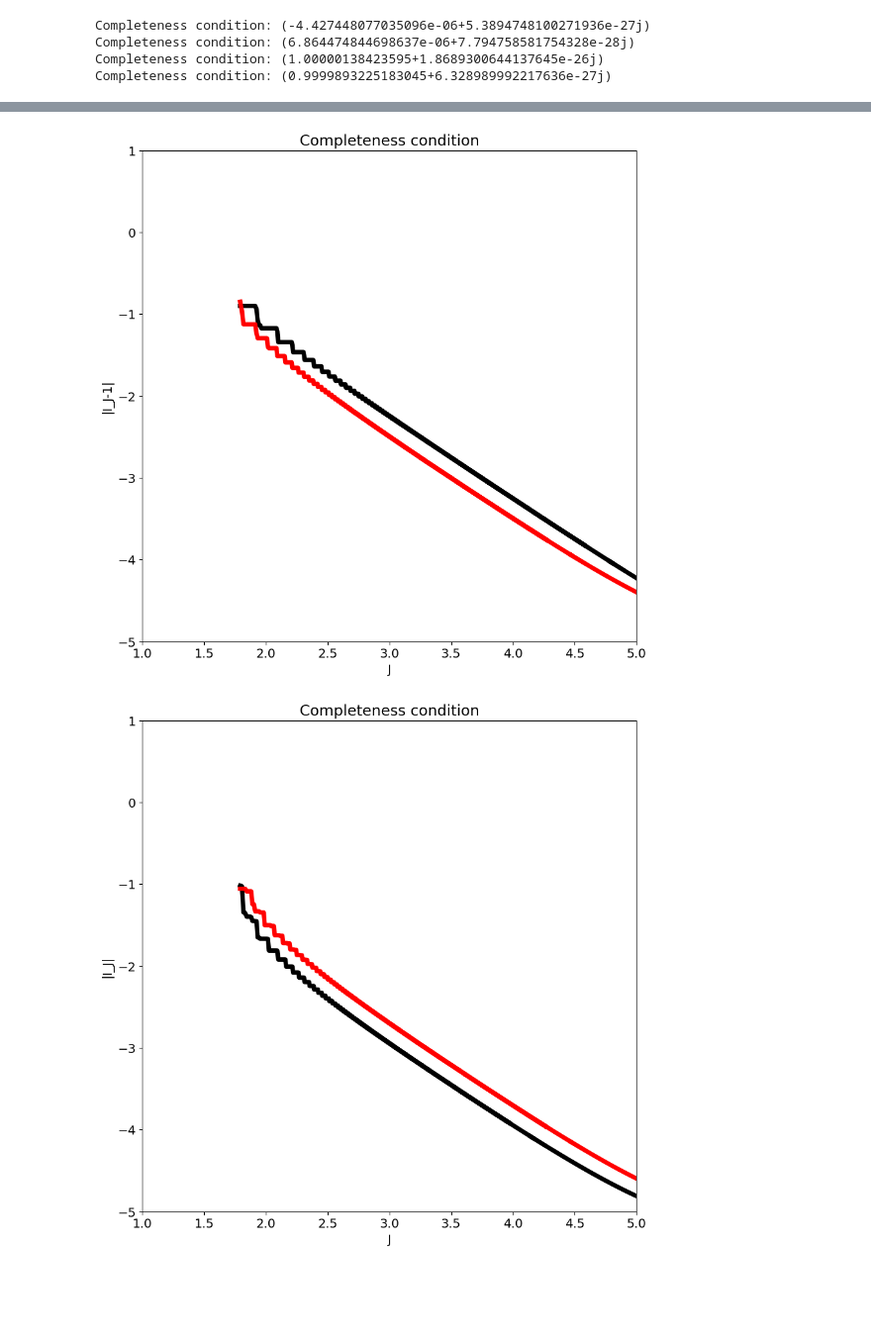
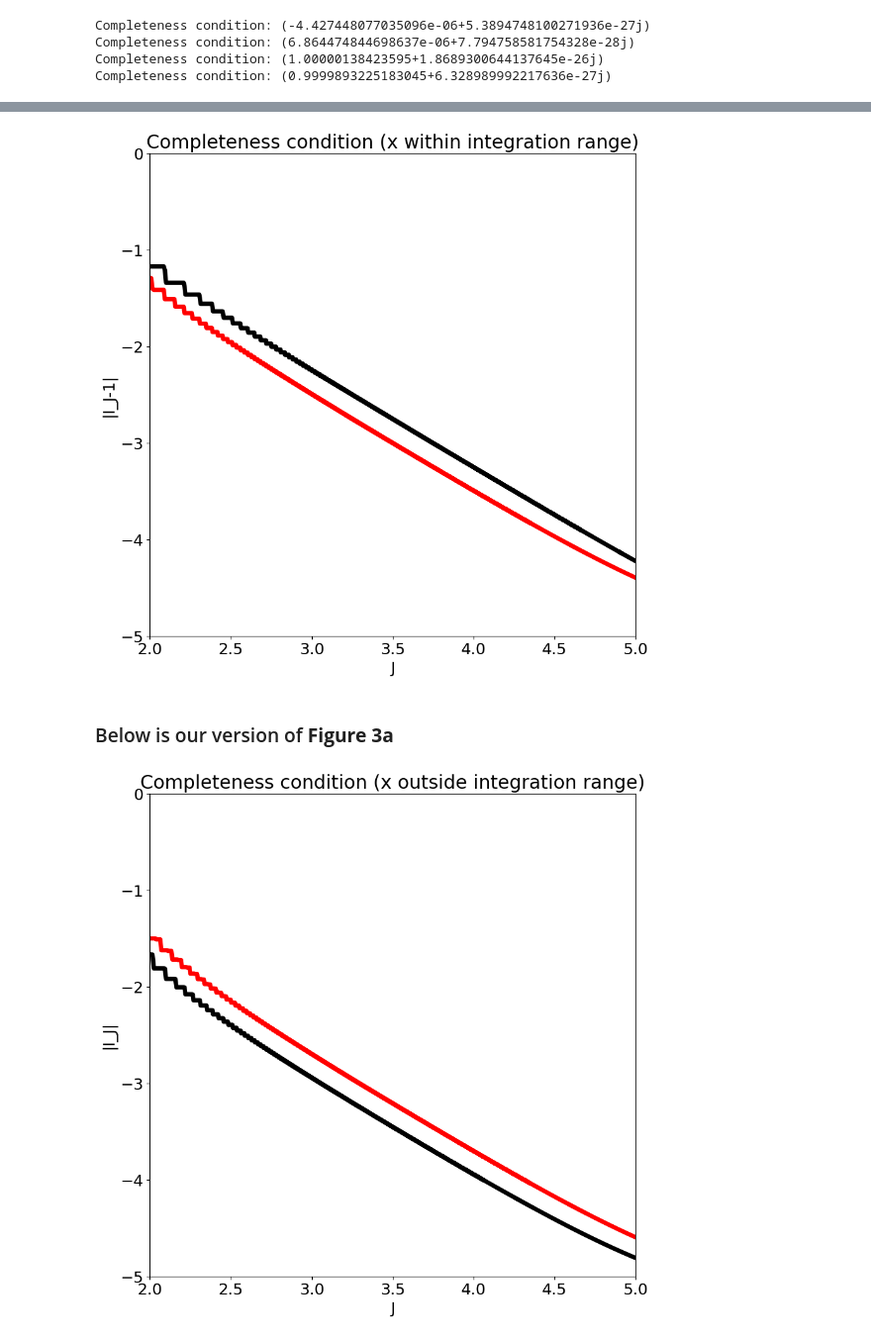
Before and after one commit to AliGhorashiCMT/Coherent-Perfect-Absorption, a Jupyter notebook: thin films/Leung, Liu, Young paper.ipynb, the cells around one changed output, grey strips where cells are left out. Shown at 99% size. Cells and saved outputs as stored; diff of their text form; code cells hidden in the pictures; blank space fills up the shorter version.

```diff
--- a/thin films/Leung, Liu, Young paper.ipynb
+++ b/thin films/Leung, Liu, Young paper.ipynb
@@ -3,4 +3,4 @@ from scipy.ndimage import maximum_filter1d
 import numpy as np
 from numpy import linspace, exp, sin, log, log10, pi
 import matplotlib.pyplot as plt
-plt.rc('font', size=14) # controls default text sizes
+plt.rc('font', size=18) # controls default text sizes
@@ -32,9 +39,11 @@ ax.set_yticks([]);
 # %%
-ka_j_v = []
+ka_j_v = [] # List to hold the locations of the first ~100 resonances
 ka_j_v.append(first_ka_j)
 for j in range(1, 101):
-    if (j % 5) == 0:
+    if (j % 10) == 0:
         print(f"j={j}");
+        print(f"ka_j: {ka_j}");
+
     real_ka = linspace(j*pi-2e-1, j*pi+2e-1, num_real)
     imag_ka = linspace(-0.03, 0, num_imag)
     ka = real_ka.reshape((num_real, 1)).repeat(num_imag, axis=1)+1j*imag_ka.reshape((1, num_imag)).repeat(num_real, axis=0);
@@ -113,21 +128,23 @@ envelope_v_outside = [maximum_filter1d(np.abs(np.real(completeness_condition_v))
 fig, ax = plt.subplots(figsize=(10, 10))
 ax.plot(log10(num_qnms_v)[30:], log10(envelope_v_inside[0])[30:], linewidth=5, color="black")
 ax.plot(log10(num_qnms_v)[30:], log10(envelope_v_inside[1])[30:], linewidth=5, color="red")
-ax.set_xlim(1, 5);
-ax.set_ylim(-5, 1);
-ax.set_title("Completeness condition");
+ax.set_xlim(2, 5);
+ax.set_ylim(-5, 0);
+ax.set_title("Completeness condition (x within integration range)");
 ax.set_xlabel("J")
 ax.set_ylabel("|I_J-1|");
 # %% [output]
-[figure, old version]
+[figure, new version]
+# %% [markdown]
+### Below is our version of **Figure 3a**
 # %%
 fig, ax = plt.subplots(figsize=(10, 10))
 ax.plot(log10(num_qnms_v)[30:], log10(envelope_v_outside[0])[30:], linewidth=5, color="black")
 ax.plot(log10(num_qnms_v)[30:], log10(envelope_v_outside[1])[30:], linewidth=5, color="red")
-ax.set_xlim(1, 5);
-ax.set_ylim(-5, 1);
-ax.set_title("Completeness condition");
+ax.set_xlim(2, 5);
+ax.set_ylim(-5, 0);
+ax.set_title("Completeness condition (x outside integration range)");
 ax.set_xlabel("J")
 ax.set_ylabel("|I_J|");
 # %% [output]
-[figure, old version]
+[figure, new version]
```
Also changed, not shown: parts of 12 cells of this notebook.
